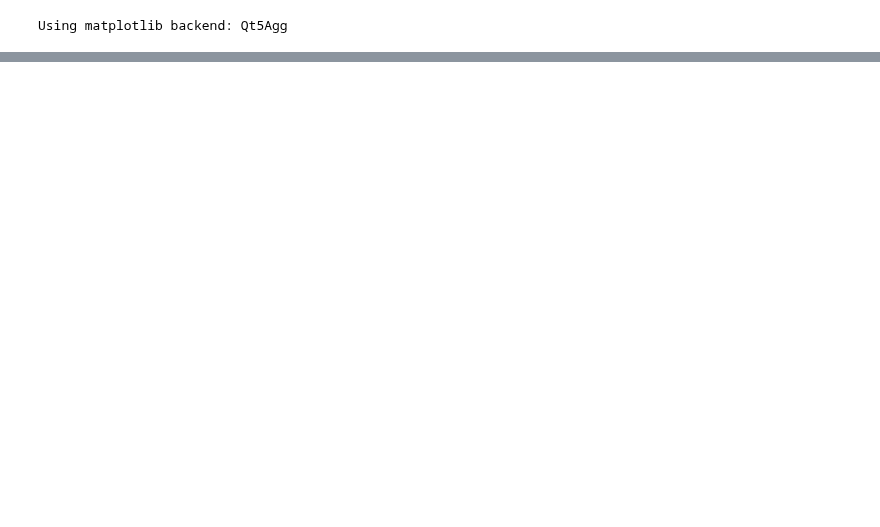
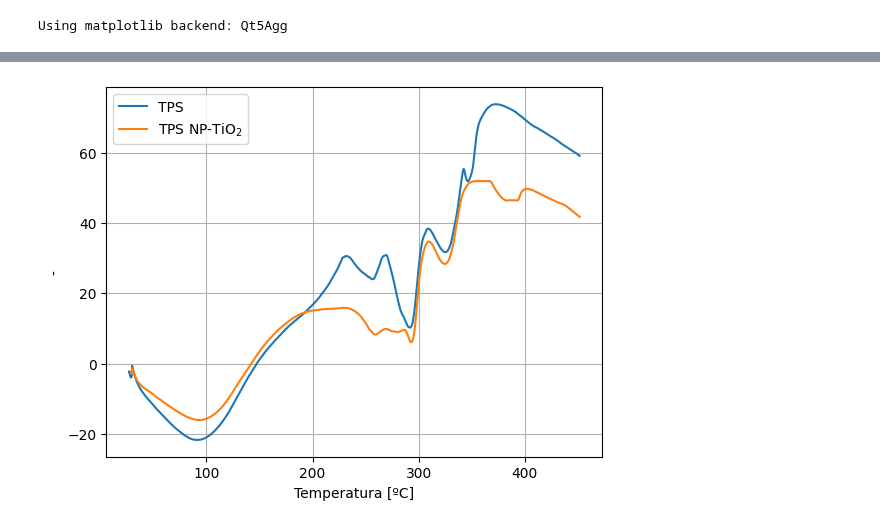
Before and after one commit to fyulita/laboratorio-6-y-7, a Jupyter notebook: TGA/análisis_TGA.ipynb, the cells around one changed output, grey strips where cells are left out. Saved outputs shown, nothing was run; the diff lists cells and outputs as text; code cells hidden in the pictures; blank space fills up the shorter version.

```diff
--- a/TGA/análisis_TGA.ipynb
+++ b/TGA/análisis_TGA.ipynb
@@ -28,0 +31,11 @@ plt.show()
+# %%
+plt.plot(data_TPS['Temp'],data_TPS['DTA'],label='TPS')
+plt.plot(data_TPSNP['Temp'],data_TPSNP['DTA'],label='TPS NP-TiO$_2$')
+plt.legend()
+plt.grid(True)
+plt.xlabel('Temperatura [ºC]')
+plt.ylabel('-')
+#plt.savefig('DTA')
+plt.show()
+# %% [output]
+[figure, added]
```
Also changed, not shown: parts of 1 cell of this notebook, 2 other files.
